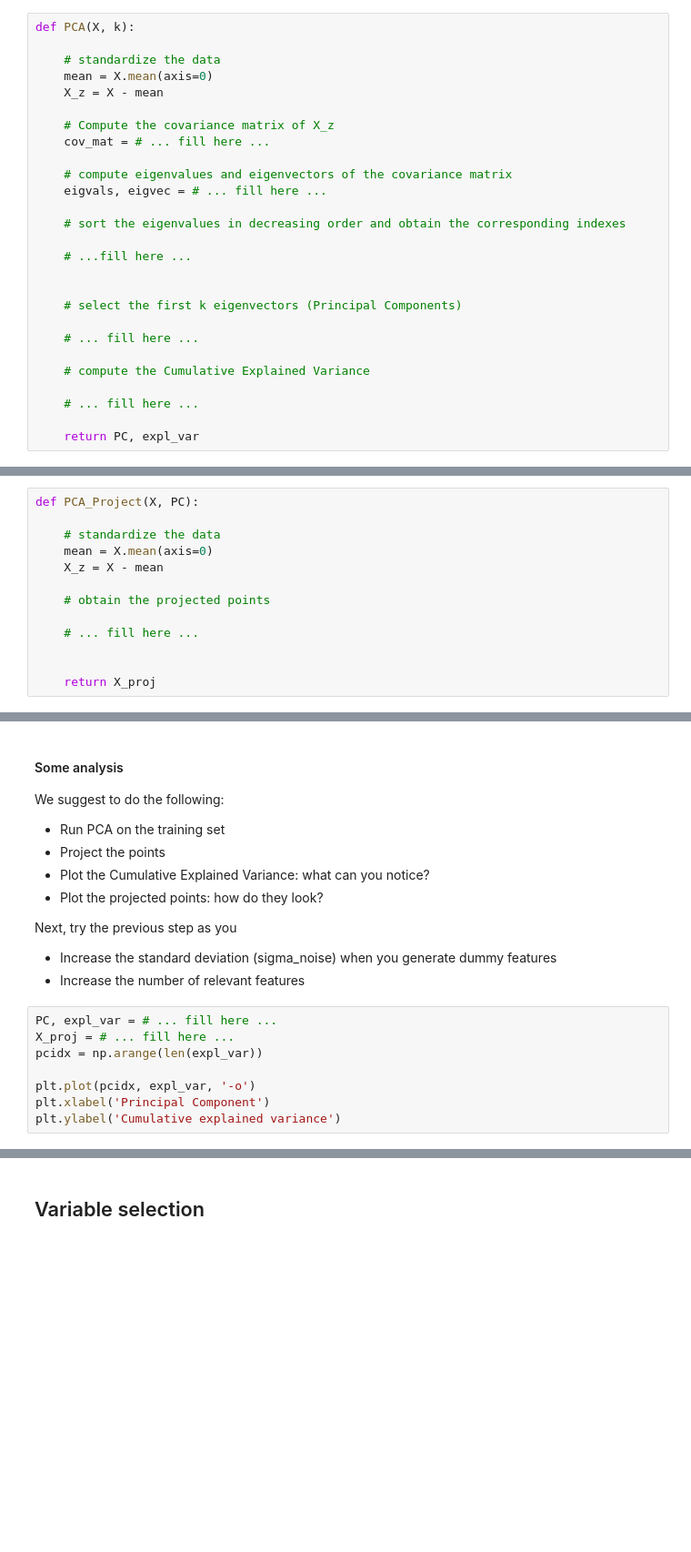
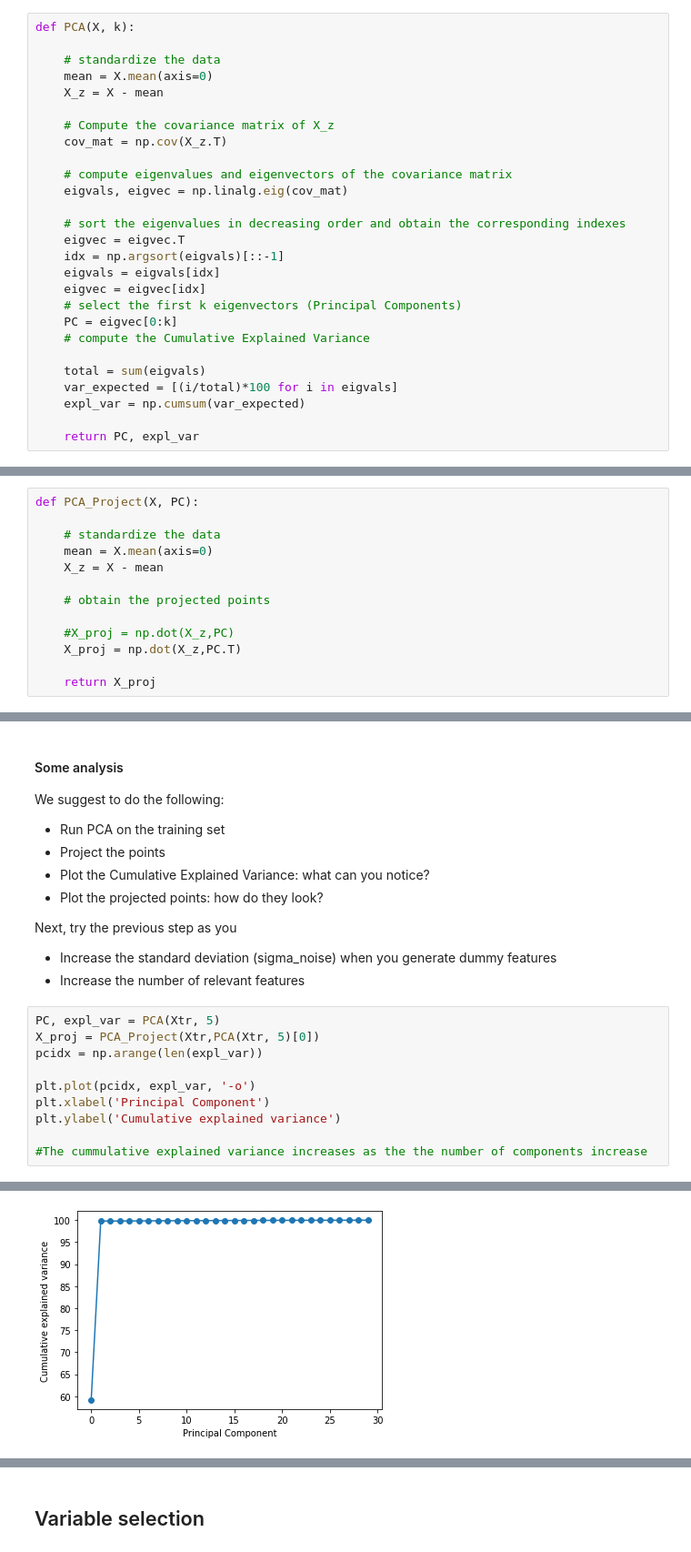
Before and after one commit to mosemb/MachineLearningAssignments, a Jupyter notebook: LAB7_PCA_VariableSelection.ipynb, the cells around one changed output, grey strips where cells are left out. Shown: that part at 91% size. Drawn from its saved outputs; the diff is of its cells as text; blank space fills up the shorter version.

```diff
--- a/LAB7_PCA_VariableSelection.ipynb
+++ b/LAB7_PCA_VariableSelection.ipynb
@@ -83,22 +90,22 @@ def PCA(X, k):
     X_z = X - mean
 
     # Compute the covariance matrix of X_z
-    cov_mat = # ... fill here ...
+    cov_mat = np.cov(X_z.T)
 
     # compute eigenvalues and eigenvectors of the covariance matrix
-    eigvals, eigvec = # ... fill here ...
+    eigvals, eigvec = np.linalg.eig(cov_mat)
 
     # sort the eigenvalues in decreasing order and obtain the corresponding indexes
-
-    # ...fill here ...
-
-
+    eigvec = eigvec.T
+    idx = np.argsort(eigvals)[::-1]
+    eigvals = eigvals[idx]
+    eigvec = eigvec[idx]
     # select the first k eigenvectors (Principal Components)
-
-    # ... fill here ...
-
+    PC = eigvec[0:k]
     # compute the Cumulative Explained Variance
 
-    # ... fill here ...
+    total = sum(eigvals)
+    var_expected = [(i/total)*100 for i in eigvals]
+    expl_var = np.cumsum(var_expected)
 
     return PC, expl_var
@@ -115,7 +142,7 @@ def PCA_Project(X, PC):
 
     # obtain the projected points
 
-    # ... fill here ...
-
+    #X_proj = np.dot(X_z,PC)
+    X_proj = np.dot(X_z,PC.T)
 
     return X_proj
@@ -132,10 +163,13 @@ Next, try the previous step as you
 - Increase the standard deviation (sigma_noise) when you generate dummy features
 - Increase the number of relevant features
 # %%
-PC, expl_var = # ... fill here ...
-X_proj = # ... fill here ...
+PC, expl_var = PCA(Xtr, 5)
+X_proj = PCA_Project(Xtr,PCA(Xtr, 5)[0])
 pcidx = np.arange(len(expl_var))
 
 plt.plot(pcidx, expl_var, '-o')
 plt.xlabel('Principal Component')
 plt.ylabel('Cumulative explained variance')
+
+#The cummulative explained variance increases as the the number of components increase
+# %% [output]
@@ -141,0 +177 @@ plt.ylabel('Cumulative explained variance')
+[figure, added]
```
Also changed, not shown: parts of 9 cells of this notebook.
